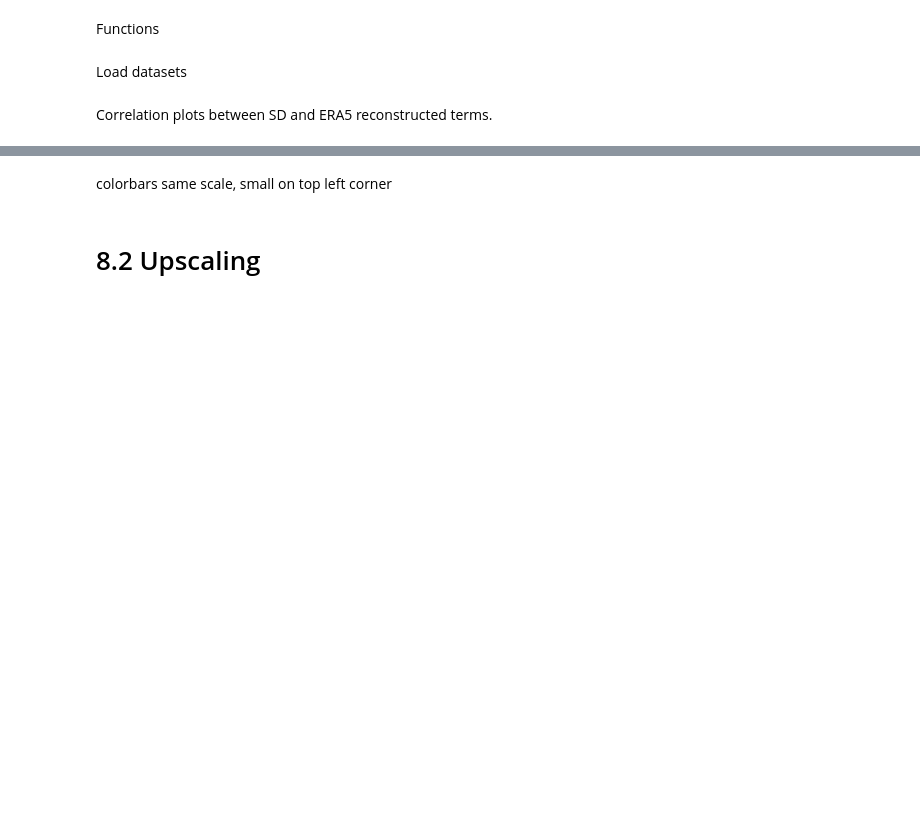
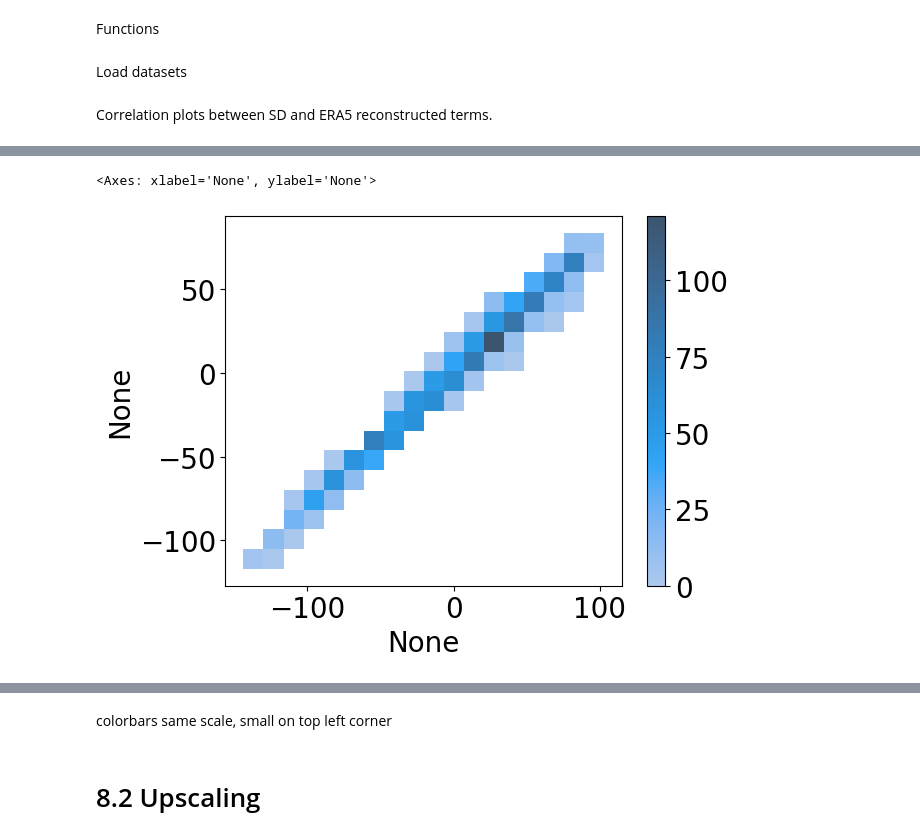
Before and after one commit to michaelaedwinson/Masterarbete2023, a Jupyter notebook: 8-SD-ERA5-compare-UPSCALE.ipynb, the cells around one changed output, grey strips where cells are left out. Cells and saved outputs as stored; diff of their text form; code cells hidden in the pictures; blank space fills up the shorter version.

```diff
--- a/8-SD-ERA5-compare-UPSCALE.ipynb
+++ b/8-SD-ERA5-compare-UPSCALE.ipynb
@@ -252,0 +270,10 @@ plt.savefig(pathlib.Path('.').absolute().parent/ 'MTmichaela/figures/termCorr.pn
+# %%
+msk=np.isfinite(rec_SD[l_terms[1]])
+
+x= rec_ERA5.lhf_coeffs*rec_ERA5[l_terms[1]].sel(index=msk)
+y= rec_SD.lhf_coeffs*rec_SD[l_terms[1]].sel(index=msk)
+
+sns.histplot(x=x, y=y, pmax=50, cbar=True)
+# %% [output]
+<Axes: xlabel='None', ylabel='None'>
+[figure, added]
```
Also changed, not shown: parts of 3 cells of this notebook, 2 other files.
